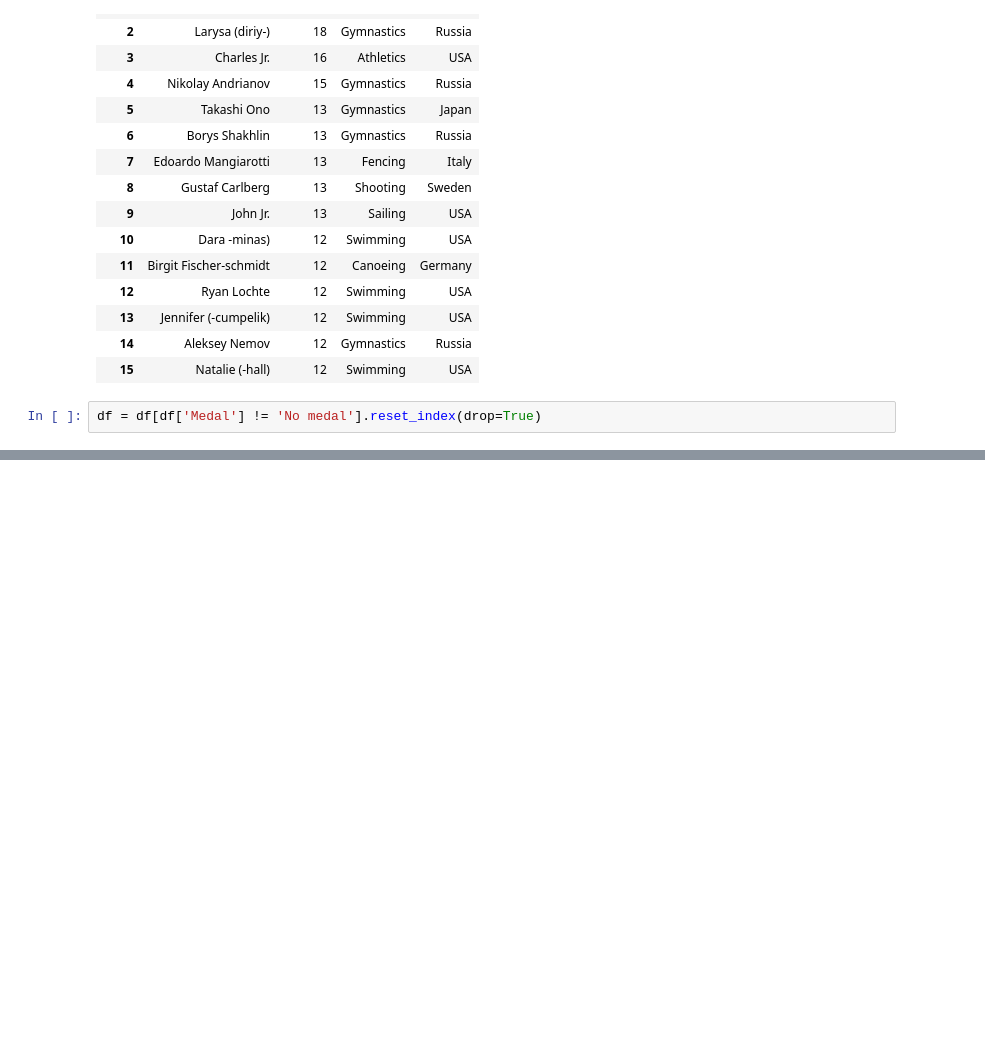
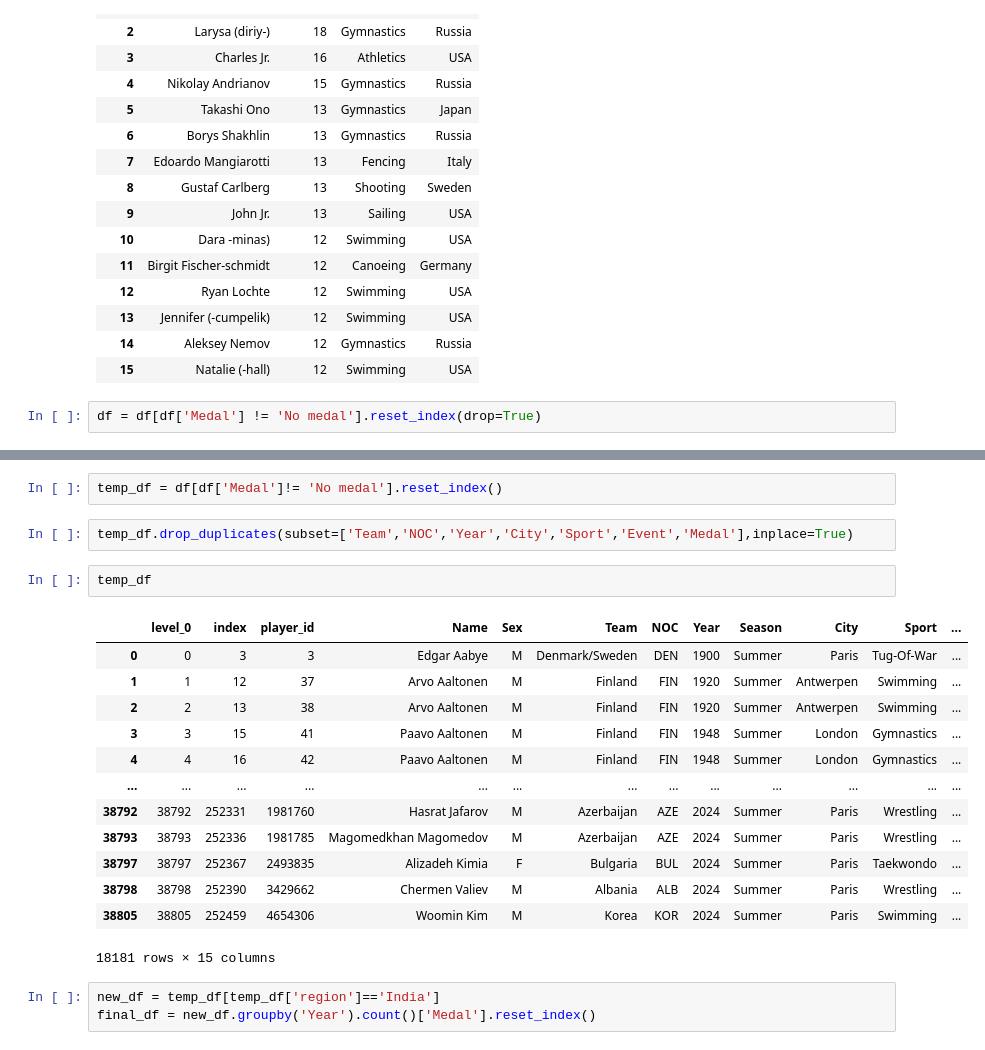
Before and after one commit to deeprao03/olympics-analysis, a Jupyter notebook: Notebooks/Olympic_analysis.ipynb, the cells around one changed output, grey strips where cells are left out. Cells and saved outputs as stored; diff of their text form; blank space fills up the shorter version.

```diff
--- a/Notebooks/Olympic_analysis.ipynb
+++ b/Notebooks/Olympic_analysis.ipynb
@@ -445,0 +452,23 @@ df = df[df['Medal'] != 'No medal'].reset_index(drop=True)
+# %%
+temp_df = df[df['Medal']!= 'No medal'].reset_index()
+# %%
+temp_df.drop_duplicates(subset=['Team','NOC','Year','City','Sport','Event','Medal'],inplace=True)
+# %%
+temp_df
+# %% [output]
+|  | level_0 | index | player_id | Name | Sex | Team | NOC | Year | Season | City | Sport | ... |
+| 0 | 0 | 3 | 3 | Edgar Aabye | M | Denmark/Sweden | DEN | 1900 | Summer | Paris | Tug-Of-War | ... |
+| 1 | 1 | 12 | 37 | Arvo Aaltonen | M | Finland | FIN | 1920 | Summer | Antwerpen | Swimming | ... |
+| 2 | 2 | 13 | 38 | Arvo Aaltonen | M | Finland | FIN | 1920 | Summer | Antwerpen | Swimming | ... |
+| 3 | 3 | 15 | 41 | Paavo Aaltonen | M | Finland | FIN | 1948 | Summer | London | Gymnastics | ... |
+| 4 | 4 | 16 | 42 | Paavo Aaltonen | M | Finland | FIN | 1948 | Summer | London | Gymnastics | ... |
+| ... | ... | ... | ... | ... | ... | ... | ... | ... | ... | ... | ... | ... |
+| 38792 | 38792 | 252331 | 1981760 | Hasrat Jafarov | M | Azerbaijan | AZE | 2024 | Summer | Paris | Wrestling | ... |
+| 38793 | 38793 | 252336 | 1981785 | Magomedkhan Magomedov | M | Azerbaijan | AZE | 2024 | Summer | Paris | Wrestling | ... |
+| 38797 | 38797 | 252367 | 2493835 | Alizadeh Kimia | F | Bulgaria | BUL | 2024 | Summer | Paris | Taekwondo | ... |
+| 38798 | 38798 | 252390 | 3429662 | Chermen Valiev | M | Albania | ALB | 2024 | Summer | Paris | Wrestling | ... |
+| 38805 | 38805 | 252459 | 4654306 | Woomin Kim | M | Korea | KOR | 2024 | Summer | Paris | Swimming | ... |
+18181 rows × 15 columns
+# %%
+new_df = temp_df[temp_df['region']=='India']
+final_df = new_df.groupby('Year').count()['Medal'].reset_index()
```
Also changed, not shown: parts of 27 cells of this notebook.
